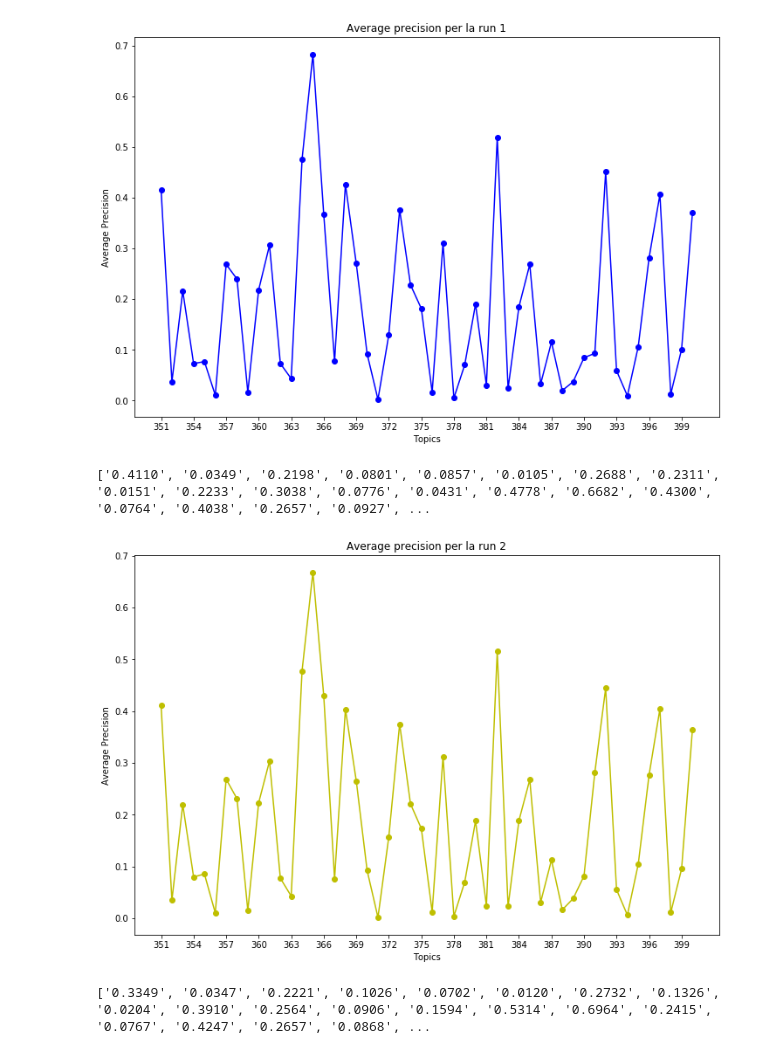
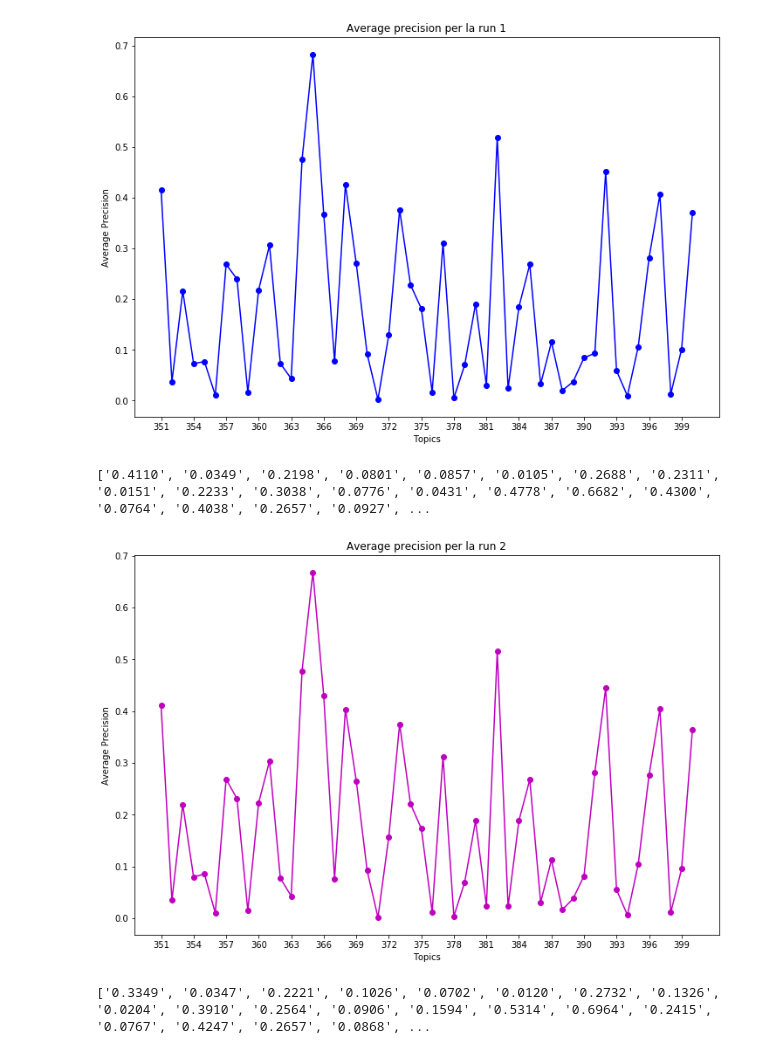
Before and after one commit to yleniag/Information-Retrival-Homework-1, a Jupyter notebook: Homework1-IR.ipynb, the cells around one changed output. Saved outputs shown, nothing was run; the diff lists cells and outputs as text; code cells hidden in the pictures.

```diff
--- a/Homework1-IR.ipynb
+++ b/Homework1-IR.ipynb
@@ -211,10 +228,10 @@ plotAP(map_1, "b", 1)
 ['0.4163', '0.0370', '0.2163', '0.0729', '0.0768', '0.0105', '0.2688', '0.2398', '0.0162', '0.2184', '0.3065', '0.0729', '0.0432', '0.4758', '0.6834', '0.3676', '0.0774', '0.4267', '0.2703', '0.0922', ...
 [figure]
 # %%
-plotAP(map_2, "y", 2)
+plotAP(map_2, "m", 2)
 # %% [output]
 ['0.4110', '0.0349', '0.2198', '0.0801', '0.0857', '0.0105', '0.2688', '0.2311', '0.0151', '0.2233', '0.3038', '0.0776', '0.0431', '0.4778', '0.6682', '0.4300', '0.0764', '0.4038', '0.2657', '0.0927', ...
-[figure, old version]
+[figure, new version]
 # %%
 plotAP(map_3, "r", 3)
 # %% [output]
```
Also changed, not shown: parts of 7 cells of this notebook.
